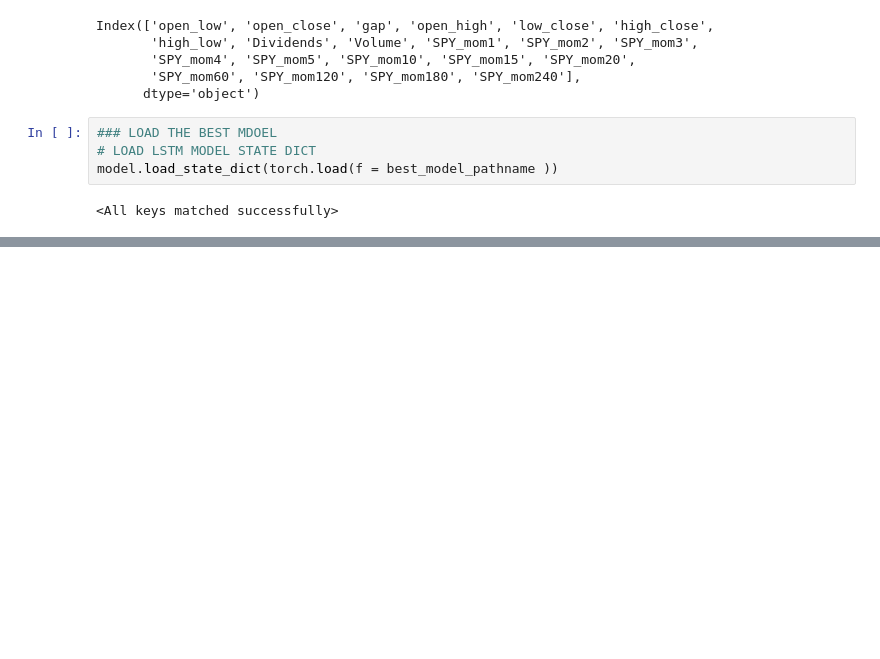
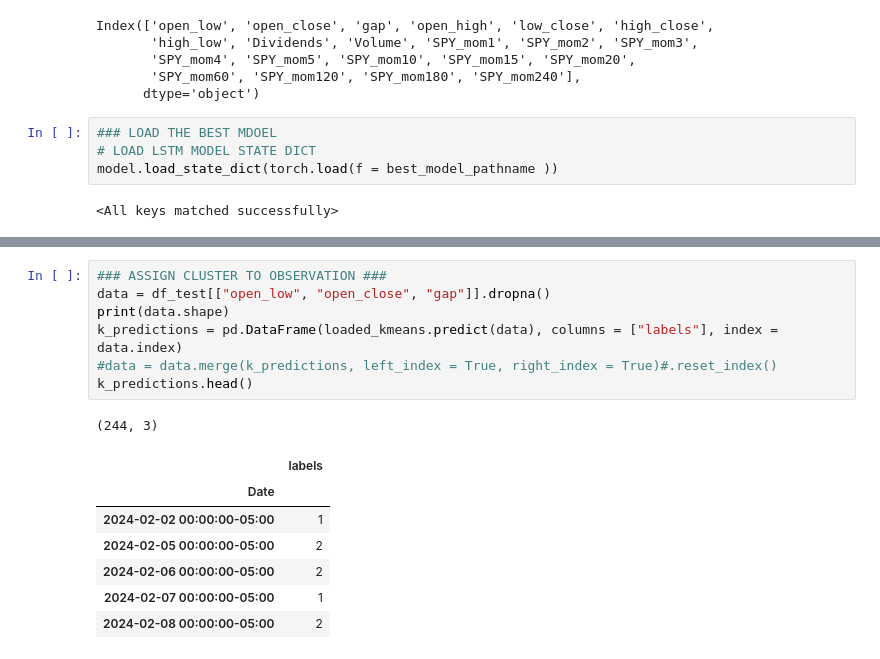
Before and after one commit to jessie-blue/ATS_Development, a Jupyter notebook: Strat_1/New_LSTM_training.ipynb, the cells around one changed output, grey strips where cells are left out. Saved outputs shown, nothing was run; the diff lists cells and outputs as text; blank space fills up the shorter version.

```diff
--- a/Strat_1/New_LSTM_training.ipynb
+++ b/Strat_1/New_LSTM_training.ipynb
@@ -303,0 +383,16 @@ plt.legend()
+# %%
+### ASSIGN CLUSTER TO OBSERVATION ###
+data = df_test[["open_low", "open_close", "gap"]].dropna()
+print(data.shape)
+k_predictions = pd.DataFrame(loaded_kmeans.predict(data), columns = ["labels"], index = data.index)
+#data = data.merge(k_predictions, left_index = True, right_index = True)#.reset_index()
+k_predictions.head()
+# %% [output]
+(244, 3)
+|  | labels |
+| Date |  |
+| 2024-02-02 00:00:00-05:00 | 1 |
+| 2024-02-05 00:00:00-05:00 | 2 |
+| 2024-02-06 00:00:00-05:00 | 2 |
+| 2024-02-07 00:00:00-05:00 | 1 |
+| 2024-02-08 00:00:00-05:00 | 2 |
```
Also changed, not shown: parts of 17 cells of this notebook, 12 other files.
